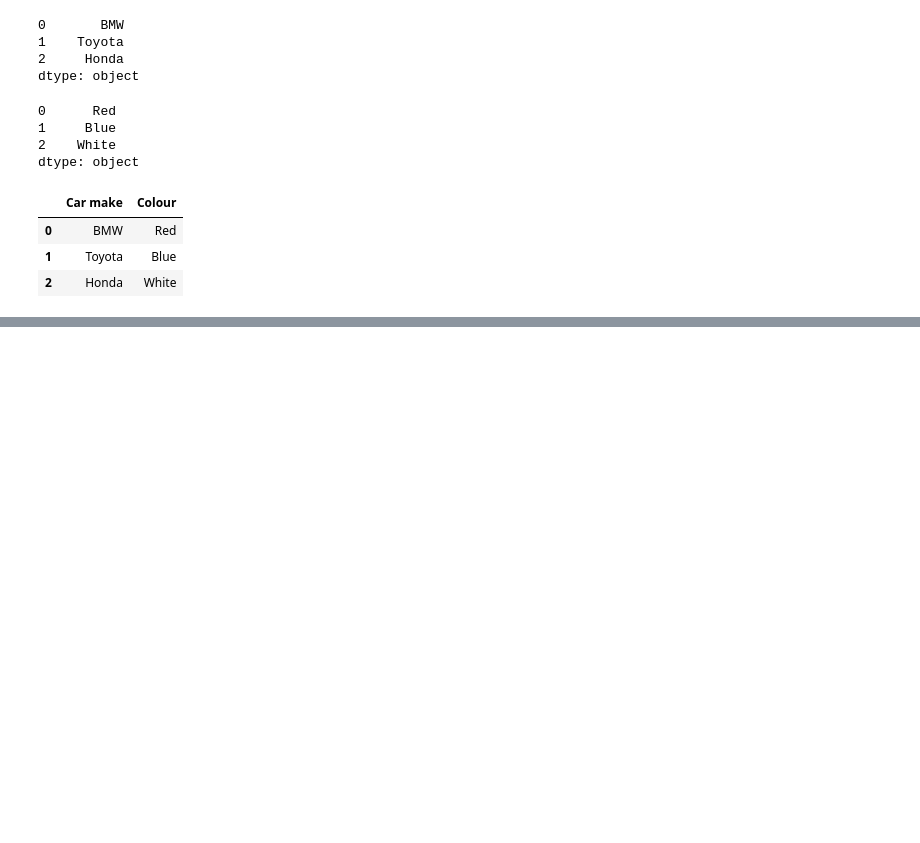
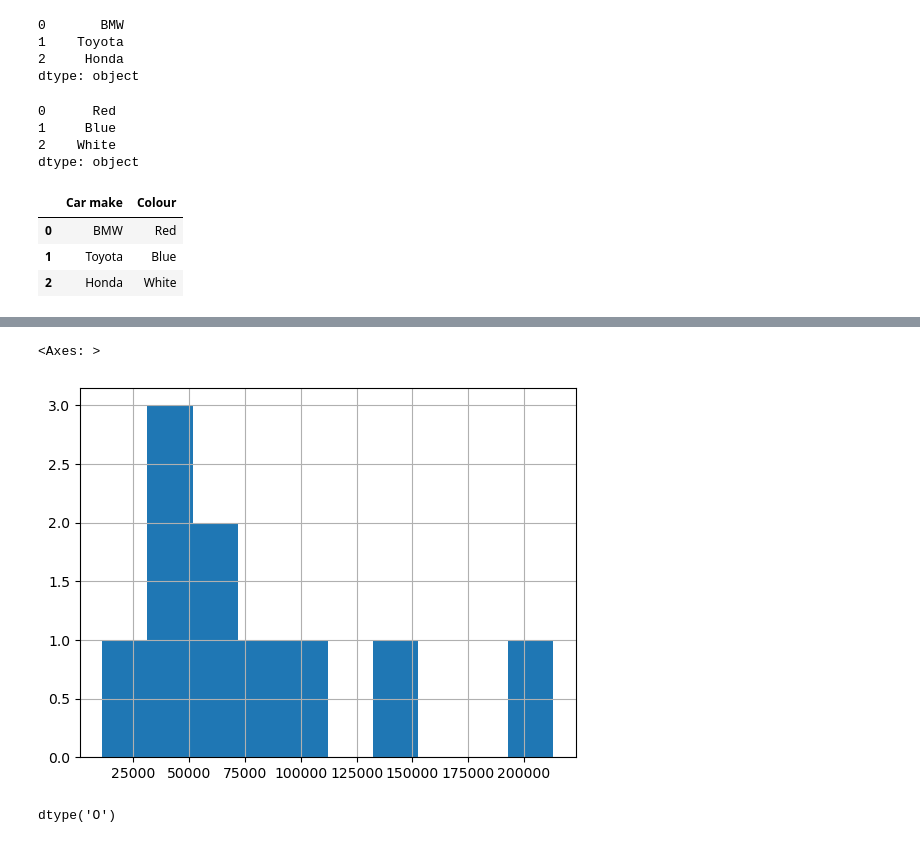
Before and after one commit to misa2/ai_sample_project, a Jupyter notebook: 2-pandas/introduction-to-pandas.ipynb, the cells around one changed output, grey strips where cells are left out. Cells and saved outputs as stored; diff of their text form; code cells hidden in the pictures; blank space fills up the shorter version.

```diff
--- a/2-pandas/introduction-to-pandas.ipynb
+++ b/2-pandas/introduction-to-pandas.ipynb
@@ -30,0 +362,9 @@ car_data
+# %%
+car_sales["Odometer (KM)"].hist()
+# %% [output]
+<Axes: >
+[figure, added]
+# %%
+car_sales["Price"].dtype
+# %% [output]
+dtype('O')
```
Also changed, not shown: parts of 44 cells of this notebook, 6 other files.
